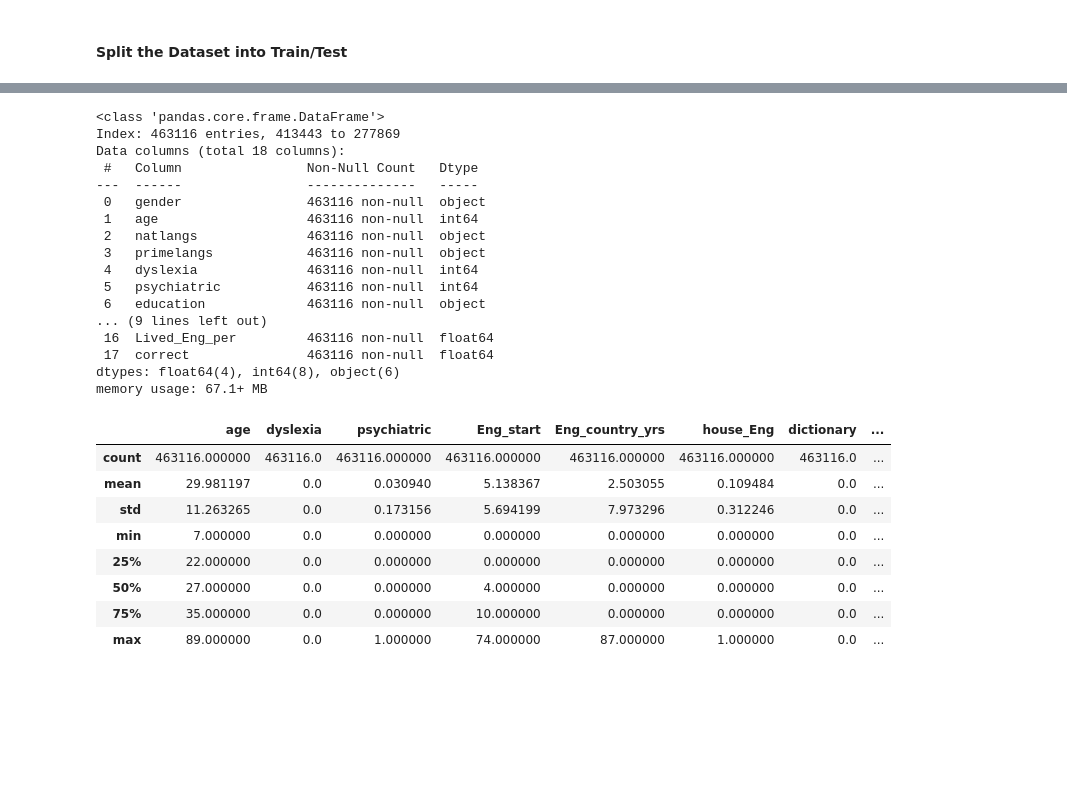
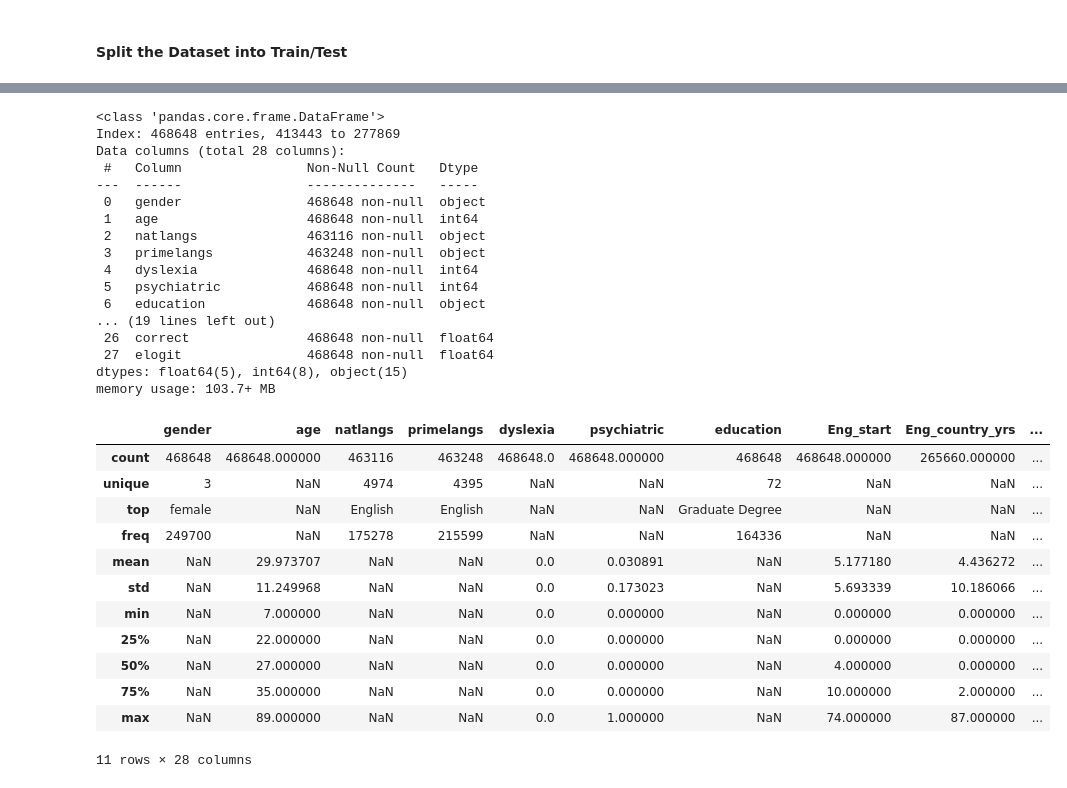
Before and after one commit to UBC-MDS/english-score-predictor, a Jupyter notebook: English Language Learning Ability Prediction in Children.ipynb, the cells around one changed output, grey strips where cells are left out. Saved outputs shown, nothing was run; the diff lists cells and outputs as text; code cells hidden in the pictures; blank space fills up the shorter version.

```diff
--- a/English Language Learning Ability Prediction in Children.ipynb
+++ b/English Language Learning Ability Prediction in Children.ipynb
@@ -46,8 +103,18 @@ dataset.head()
+# %%
+# Creating a list of columns related to each question level data to drop
+columns_to_drop = [col for col in dataset.columns if col.startswith('q')]
+
+# Dropping the question columns from the DataFrame
+dataset = dataset.drop(columns_to_drop, axis=1)
+
+# Dropping the irrelevant columns from the DataFrame ( contain same values and do not relate to the question
+dataset = dataset.drop("tests", axis=1)
+
+# Dropping columns for ID, and index columns and additionally since we are interested in how
+dataset = dataset.iloc[:,4:]
 # %%
-df = dataset
-
 # Splitting the DataFrame
-train_df, test_df = train_test_split(df, test_size=0.3, random_state=123)
+train_df, test_df = train_test_split(dataset, test_size=0.3, random_state=123)
 
 train_df.head()
 # %% [output]
@@ -87,14 +129,0 @@ dtype: int64
-# %%
-# Replacing NaN values for the numeric columns with zero
-df_numeric_filled = train_df.select_dtypes(include='number').fillna(0)
-train_df.update(df_numeric_filled)
-
-# Dropping the other columns with plenty on NaN values (except natlangs and primelangs)
-exclude_columns = ['natlangs', 'primelangs']
-columns_to_drop = train_df.columns[train_df.isna().any() & ~train_df.columns.isin(exclude_columns)]
-train_df = train_df.drop(columns=columns_to_drop)
-
-# dropping rows with NaN values in natlangs and primelangs columns
-train_df = train_df.dropna()
-
-train_df
@@ -140,31 +141,35 @@ dtype: int64
 train_df.info()
 # %% [output]
 <class 'pandas.core.frame.DataFrame'>
-Index: 463116 entries, 413443 to 277869
-Data columns (total 18 columns):
+Index: 468648 entries, 413443 to 277869
+Data columns (total 28 columns):
  #   Column                Non-Null Count   Dtype
 ---  ------                --------------   -----
- 0   gender                463116 non-null  object
- 1   age                   463116 non-null  int64
+ 0   gender                468648 non-null  object
+ 1   age                   468648 non-null  int64
  2   natlangs              463116 non-null  object
- 3   primelangs            463116 non-null  object
- 4   dyslexia              463116 non-null  int64
- 5   psychiatric           463116 non-null  int64
- 6   education             463116 non-null  object
-... (9 lines left out)
- 16  Lived_Eng_per         463116 non-null  float64
- 17  correct               463116 non-null  float64
-dtypes: float64(4), int64(8), object(6)
-memory usage: 67.1+ MB
+ 3   primelangs            463248 non-null  object
+ 4   dyslexia              468648 non-null  int64
+ 5   psychiatric           468648 non-null  int64
+ 6   education             468648 non-null  object
+... (19 lines left out)
+ 26  correct               468648 non-null  float64
+ 27  elogit                468648 non-null  float64
+dtypes: float64(5), int64(8), object(15)
+memory usage: 103.7+ MB
 # %%
-train_df.describe()
+train_df.describe(include="all")
 # %% [output]
-|  | age | dyslexia | psychiatric | Eng_start | Eng_country_yrs | house_Eng | dictionary | ... |
-| count | 463116.000000 | 463116.0 | 463116.000000 | 463116.000000 | 463116.000000 | 463116.000000 | 463116.0 | ... |
-| mean | 29.981197 | 0.0 | 0.030940 | 5.138367 | 2.503055 | 0.109484 | 0.0 | ... |
-| std | 11.263265 | 0.0 | 0.173156 | 5.694199 | 7.973296 | 0.312246 | 0.0 | ... |
-| min | 7.000000 | 0.0 | 0.000000 | 0.000000 | 0.000000 | 0.000000 | 0.0 | ... |
-| 25% | 22.000000 | 0.0 | 0.000000 | 0.000000 | 0.000000 | 0.000000 | 0.0 | ... |
-| 50% | 27.000000 | 0.0 | 0.000000 | 4.000000 | 0.000000 | 0.000000 | 0.0 | ... |
-| 75% | 35.000000 | 0.0 | 0.000000 | 10.000000 | 0.000000 | 0.000000 | 0.0 | ... |
-| max | 89.000000 | 0.0 | 1.000000 | 74.000000 | 87.000000 | 1.000000 | 0.0 | ... |
+|  | gender | age | natlangs | primelangs | dyslexia | psychiatric | education | Eng_start | Eng_country_yrs | ... |
+| count | 468648 | 468648.000000 | 463116 | 463248 | 468648.0 | 468648.000000 | 468648 | 468648.000000 | 265660.000000 | ... |
+| unique | 3 | NaN | 4974 | 4395 | NaN | NaN | 72 | NaN | NaN | ... |
+| top | female | NaN | English | English | NaN | NaN | Graduate Degree | NaN | NaN | ... |
+| freq | 249700 | NaN | 175278 | 215599 | NaN | NaN | 164336 | NaN | NaN | ... |
+| mean | NaN | 29.973707 | NaN | NaN | 0.0 | 0.030891 | NaN | 5.177180 | 4.436272 | ... |
+| std | NaN | 11.249968 | NaN | NaN | 0.0 | 0.173023 | NaN | 5.693339 | 10.186066 | ... |
+| min | NaN | 7.000000 | NaN | NaN | 0.0 | 0.000000 | NaN | 0.000000 | 0.000000 | ... |
+| 25% | NaN | 22.000000 | NaN | NaN | 0.0 | 0.000000 | NaN | 0.000000 | 0.000000 | ... |
+| 50% | NaN | 27.000000 | NaN | NaN | 0.0 | 0.000000 | NaN | 4.000000 | 0.000000 | ... |
+| 75% | NaN | 35.000000 | NaN | NaN | 0.0 | 0.000000 | NaN | 10.000000 | 2.000000 | ... |
+| max | NaN | 89.000000 | NaN | NaN | 0.0 | 1.000000 | NaN | 74.000000 | 87.000000 | ... |
+11 rows × 28 columns
```
Also changed, not shown: parts of 31 cells of this notebook.
